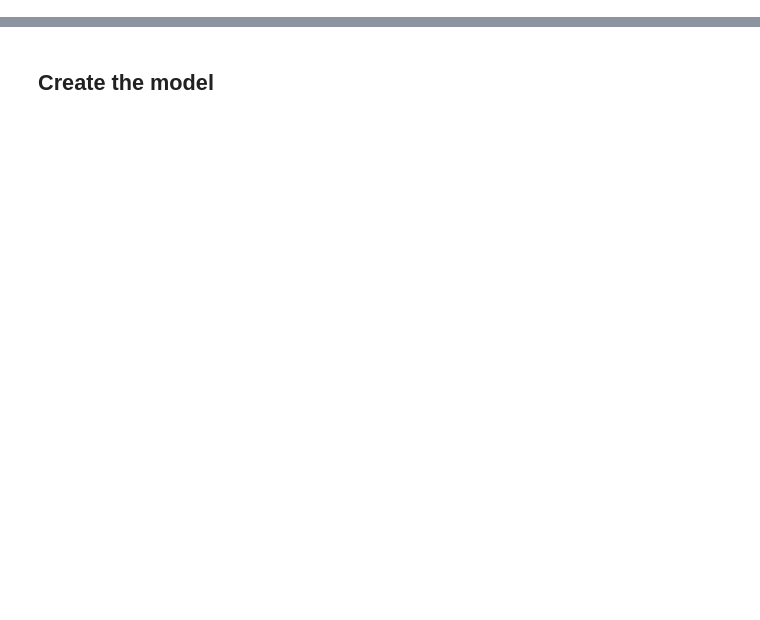
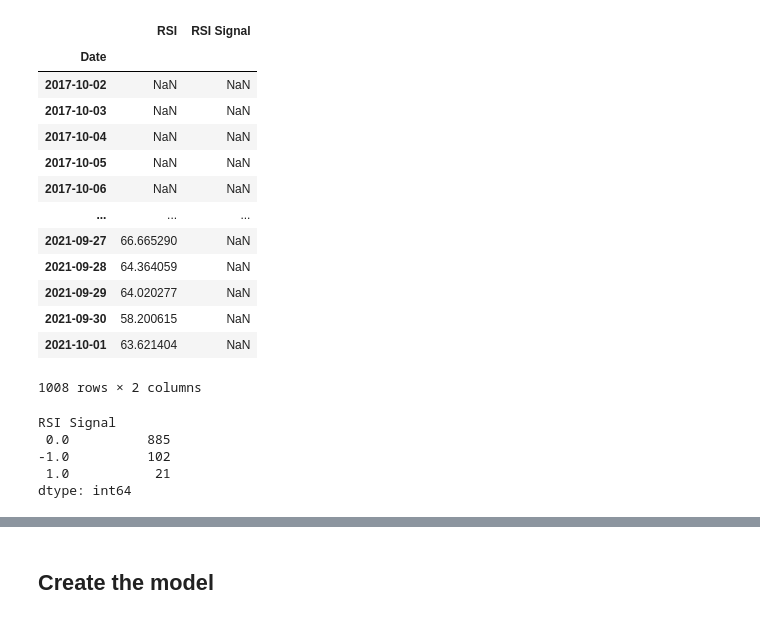
Before and after one commit to melaku721/Project-2-Team-6, a Jupyter notebook: MACD.ipynb, the cells around one changed output, grey strips where cells are left out. Drawn from its saved outputs; the diff is of its cells as text; code cells hidden in the pictures; blank space fills up the shorter version.

```diff
--- a/MACD.ipynb
+++ b/MACD.ipynb
@@ -110,0 +136,12 @@ jpm.hvplot.line()
+# %%
+jpm_rsi_signals = pd.DataFrame(jpm_rsi_df)
+# jpm_rsi_signals['RSI'] = jpm_rsi_signals['Adj Close'].dropna()
+jpm_rsi_signals.rename(columns={'Adj Close': 'RSI'}, inplace=True)
+
+
+
+
+# jpm_rsi_signals.drop(columns=['Adj Close'])
+# jpm_rsi_signals.drop(jpm_rsi_signals.tail(1).index, inplace=True)
+# %%
+jpm_rsi_signals.drop(jpm_rsi_signals.tail(1).index, inplace=True)
@@ -110,0 +165,19 @@ jpm.hvplot.line()
+# %%
+# Add RSI signal type to dataframe
+jpm_rsi_signals['RSI Signal'] = np.nan
+jpm_rsi_signals
+# %% [output]
+|  | RSI | RSI Signal |
+| Date |  |  |
+| 2017-10-02 | NaN | NaN |
+| 2017-10-03 | NaN | NaN |
+| 2017-10-04 | NaN | NaN |
+| 2017-10-05 | NaN | NaN |
+| 2017-10-06 | NaN | NaN |
+| ... | ... | ... |
+| 2021-09-27 | 66.665290 | NaN |
+| 2021-09-28 | 64.364059 | NaN |
+| 2021-09-29 | 64.020277 | NaN |
+| 2021-09-30 | 58.200615 | NaN |
+| 2021-10-01 | 63.621404 | NaN |
+1008 rows × 2 columns
@@ -110,0 +193,8 @@ jpm.hvplot.line()
+# %%
+jpm_rsi_signals.value_counts(['RSI Signal'])
+# %% [output]
+RSI Signal
+ 0.0          885
+-1.0          102
+ 1.0           21
+dtype: int64
```
Also changed, not shown: parts of 34 cells of this notebook, 5 other files.
